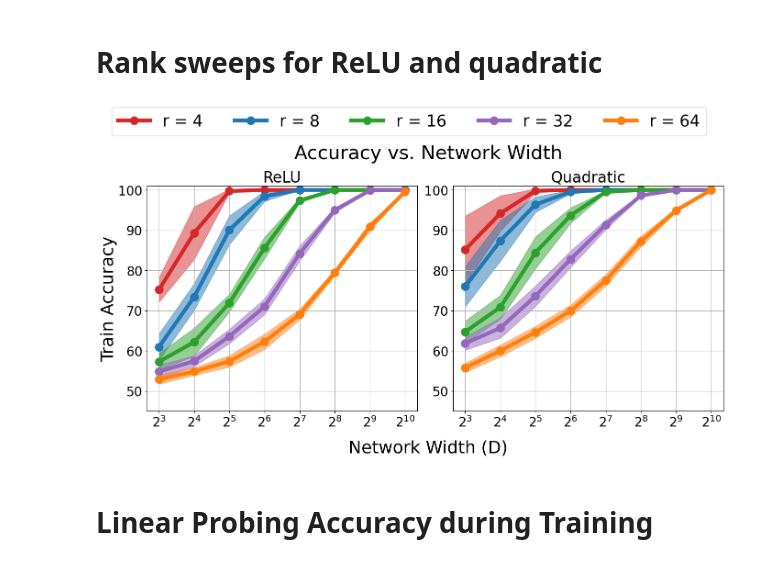
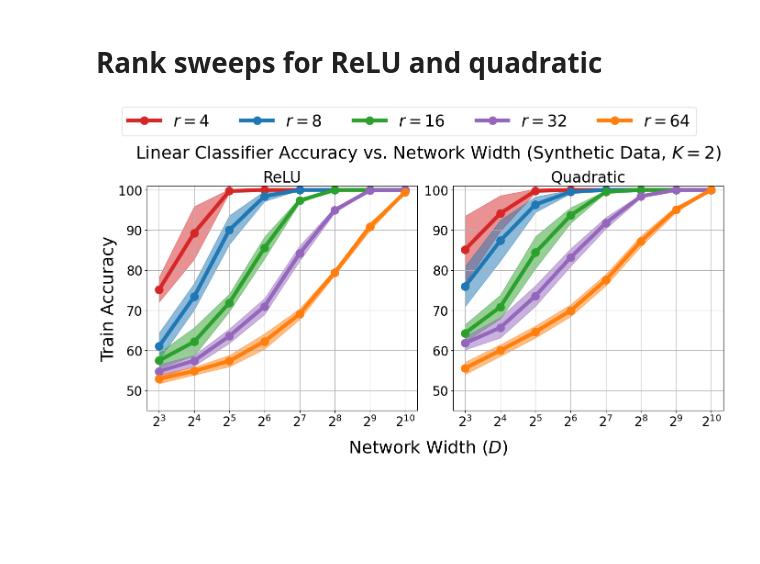
Before and after one commit to alecxu00/uos-linear-separability, a Jupyter notebook: plot_synthetic_results.ipynb, the cells around one changed output. Cells and saved outputs as stored; diff of their text form; code cells hidden in the pictures; blank space fills up the shorter version.

```diff
--- a/plot_synthetic_results.ipynb
+++ b/plot_synthetic_results.ipynb
@@ -120,7 +121,7 @@ dim = 128
 widths = [8, 16, 32, 64, 128, 256, 512, 1024]
 K = [2, 4, 8, 16, 32]
 angle = 0
-rank = 16
+rank = 4
 num_trials = 10
 # %%
 # Load in saved results
@@ -132,7 +133,7 @@ for i in range(num_trials):
     trial_dir = "trial_" + str(i)
     for (j, width) in enumerate(widths):
         for (k, cla) in enumerate(K):
-            results_dir = "save/num_classes_sweep/width_" + str(width) + "_depth_2_nonlinear_depth_1_" + str(cla) + "_classes_rank_" + str(rank) + "_relu_activation_seed_0"
+            results_dir = "./save/num_classes_sweep/width_" + str(width) + "_depth_2_nonlinear_depth_1_" + str(cla) + "_classes_rank_" + str(rank) + "_relu_activation_seed_0"
             train_best_result = torch.load(os.path.join(results_dir, trial_dir, "best.pth"), map_location=torch.device('cpu'))
             test_result = torch.load(os.path.join(results_dir, trial_dir, "test.pth"), map_location=torch.device('cpu'))
 
@@ -150,7 +151,7 @@ for i in range(num_trials):
     trial_dir = "trial_" + str(i)
     for (j, width) in enumerate(widths):
         for (k, cla) in enumerate(K):
-            results_dir = "save/num_classes_sweep/width_" + str(width) + "_depth_2_nonlinear_depth_1_" + str(cla) + "_classes_rank_" + str(rank) + "_quadratic_activation_seed_0"
+            results_dir = "./save/num_classes_sweep/width_" + str(width) + "_depth_2_nonlinear_depth_1_" + str(cla) + "_classes_rank_" + str(rank) + "_quadratic_activation_seed_0"
             train_best_result = torch.load(os.path.join(results_dir, trial_dir, "best.pth"), map_location=torch.device('cpu'))
             test_result = torch.load(os.path.join(results_dir, trial_dir, "test.pth"), map_location=torch.device('cpu'))
 
@@ -190,9 +191,9 @@ ax1.set_title('ReLU', fontsize=24)
 
 lns = []
 for i in range(len(K)):
-    l_i = ax1.plot(widths, list(relu_test_accs_mean[:, i]), color=colors[i], linewidth=lw, marker=".", markersize=25,
+    l_i = ax1.plot(widths, list(relu_train_accs_mean[:, i]), color=colors[i], linewidth=lw, marker=".", markersize=25,
                   label='K = ' + str(K[i]))
-    ax1.fill_between(widths, list(relu_test_accs_mean[:, i] - relu_train_accs_std[:, i]), list(relu_test_accs_mean[:, i] + relu_test_accs_std[:, i]),
+    ax1.fill_between(widths, list(relu_train_accs_mean[:, i] - relu_train_accs_std[:, i]), list(relu_train_accs_mean[:, i] + relu_train_accs_std[:, i]),
                      color=colors[i], alpha=0.5)
     lns += l_i
 
@@ -215,9 +216,9 @@ ax2.set_title('Quadratic', fontsize=24)
 
 lns = []
 for i in range(len(K)):
-    l_i = ax2.plot(widths, list(quad_test_accs_mean[:, i]), color=colors[i], linewidth=lw, marker=".", markersize=25,
+    l_i = ax2.plot(widths, list(quad_train_accs_mean[:, i]), color=colors[i], linewidth=lw, marker=".", markersize=25,
                   label="K = " + str(K[i]))
-    ax2.fill_between(widths, list(quad_test_accs_mean[:, i] - quad_test_accs_std[:, i]), list(quad_test_accs_mean[:, i] + quad_test_accs_std[:, i]),
+    ax2.fill_between(widths, list(quad_train_accs_mean[:, i] - quad_train_accs_std[:, i]), list(quad_train_accs_mean[:, i] + quad_train_accs_std[:, i]),
                      color=colors[i], alpha=0.5)
 
     lns += l_i
@@ -232,10 +233,11 @@ labs = [l.get_label() for l in lns]
 ax2.grid()
 ax2.set_ylim(0, 103)
 
-fig.suptitle('Accuracy vs. Network Width', fontsize=30, x=0.53)
+fig.suptitle(r'Linear Classifier Accuracy vs. Network Width (Synthetic Data, $r = 4$)', fontsize=27, x=0.53)
 fig.supxlabel('Network Width (D)', fontsize=27, x=0.53)
-fig.supylabel('Test Accuracy', fontsize=27)
+fig.supylabel('Train Accuracy', fontsize=27)
 fig.legend(lns, labs, loc='upper center', bbox_to_anchor=(0.5,1.12), ncol=len(K), fontsize=25)
 fig.tight_layout()  # otherwise the right y-label is slightly clipped
+plt.savefig('./figures/quad_relu_train_K_sweep.pdf', bbox_inches='tight')
 plt.show()
 # %% [output]
@@ -259,7 +261,7 @@ for i in range(num_trials):
     trial_dir = "trial_" + str(i)
     for (j, width) in enumerate(widths):
         for (k, rank) in enumerate(ranks):
-            results_dir = "/scratch/qingqu_root/qingqu1/alecx/uos-linear-separability/save/rank_sweep/width_" + str(width) + "_depth_2_nonlinear_depth_1_" + str(K) + "_classes_rank_" + str(rank) + "_relu_activation_seed_0"
+            results_dir = "./save/rank_sweep/width_" + str(width) + "_depth_2_nonlinear_depth_1_" + str(K) + "_classes_rank_" + str(rank) + "_relu_activation_seed_0"
             train_best_result = torch.load(os.path.join(results_dir, trial_dir, "best.pth"), map_location=torch.device('cpu'))
             test_result = torch.load(os.path.join(results_dir, trial_dir, "test.pth"), map_location=torch.device('cpu'))
 
@@ -275,7 +277,7 @@ for i in range(num_trials):
     trial_dir = "trial_" + str(i)
     for (j, width) in enumerate(widths):
         for (k, rank) in enumerate(ranks):
-            results_dir = "save/rank_sweep/width_" + str(width) + "_depth_2_nonlinear_depth_1_" + str(K) + "_classes_rank_" + str(rank) + "_quadratic_activation_seed_0"
+            results_dir = "./save/rank_sweep/width_" + str(width) + "_depth_2_nonlinear_depth_1_" + str(K) + "_classes_rank_" + str(rank) + "_quadratic_activation_seed_0"
             train_best_result = torch.load(os.path.join(results_dir, trial_dir, "best.pth"), map_location=torch.device('cpu'))
             test_result = torch.load(os.path.join(results_dir, trial_dir, "test.pth"), map_location=torch.device('cpu'))
 
@@ -316,7 +318,7 @@ ax1.set_title('ReLU', fontsize=24)
 lns = []
 for i in range(len(ranks)):
     l_i = ax1.plot(widths, list(relu_train_accs_mean[:, i]), color=colors[i], linewidth=lw, marker=".", markersize=25,
-                  label='r = ' + str(ranks[i]))
+                  label=r'$r = ' + str(ranks[i]) + r'$')
     ax1.fill_between(widths, list(relu_train_accs_mean[:, i] - relu_train_accs_std[:, i]), list(relu_train_accs_mean[:, i] + relu_train_accs_std[:, i]),
                      color=colors[i], alpha=0.5)
     lns += l_i
@@ -334,36 +336,35 @@ ax1.grid()
 ax1.set_ylim(45, 101)
 
 # Plot testing
 #ax2.set_xlabel(r'Network Width (D)', fontsize=27)
 #ax2.set_ylabel('Train Accuracy', fontsize=27)
 ax2.set_title('Quadratic', fontsize=24)
 
 lns = []
 for i in range(len(ranks)):
     l_i = ax2.plot(widths, list(quad_train_accs_mean[:, i]), color=colors[i], linewidth=lw, marker=".", markersize=25,
-                  label="r = " + str(ranks[i]))
+                  label=r"$r = " + str(ranks[i]) + r'$')
     ax2.fill_between(widths, list(quad_train_accs_mean[:, i] - quad_train_accs_std[:, i]), list(quad_train_accs_mean[:, i] + quad_train_accs_std[:, i]),
                      color=colors[i], alpha=0.5)
 
     lns += l_i
 
 ax2.set_xscale('log', base=2)
 ax2.tick_params(axis='y', labelsize=20)
 ax2.tick_params(axis='x', labelsize=20)
 ax2.set_xticks(widths)
 
 labs = [l.get_label() for l in lns]
 #ax2.legend(lns, labs, loc='upper center', bbox_to_anchor=(0.5,1.20), ncol=5, fontsize=15)
 ax2.grid()
 ax2.set_ylim(45, 101)
 
-fig.suptitle('Accuracy vs. Network Width', fontsize=30, x=0.53)
-fig.supxlabel('Network Width (D)', fontsize=27, x=0.53)
+fig.suptitle(r'Linear Classifier Accuracy vs. Network Width (Synthetic Data, $K = 2$)', fontsize=27, x=0.53)
+fig.supxlabel(r'Network Width ($D$)', fontsize=27, x=0.53)
 fig.supylabel('Train Accuracy', fontsize=27)
 fig.legend(lns, labs, loc='upper center', bbox_to_anchor=(0.5,1.12), ncol=len(ranks), fontsize=25)
 fig.tight_layout()  # otherwise the right y-label is slightly clipped
+plt.savefig('./figures/quad_relu_train_rank_sweep.pdf', bbox_inches='tight')
 plt.show()
 # %% [output]
-[figure, old version]
+[figure, new version]
-# %% [markdown]
-# Linear Probing Accuracy during Training
```
Also changed, not shown: parts of 8 cells of this notebook, 29 other files.
